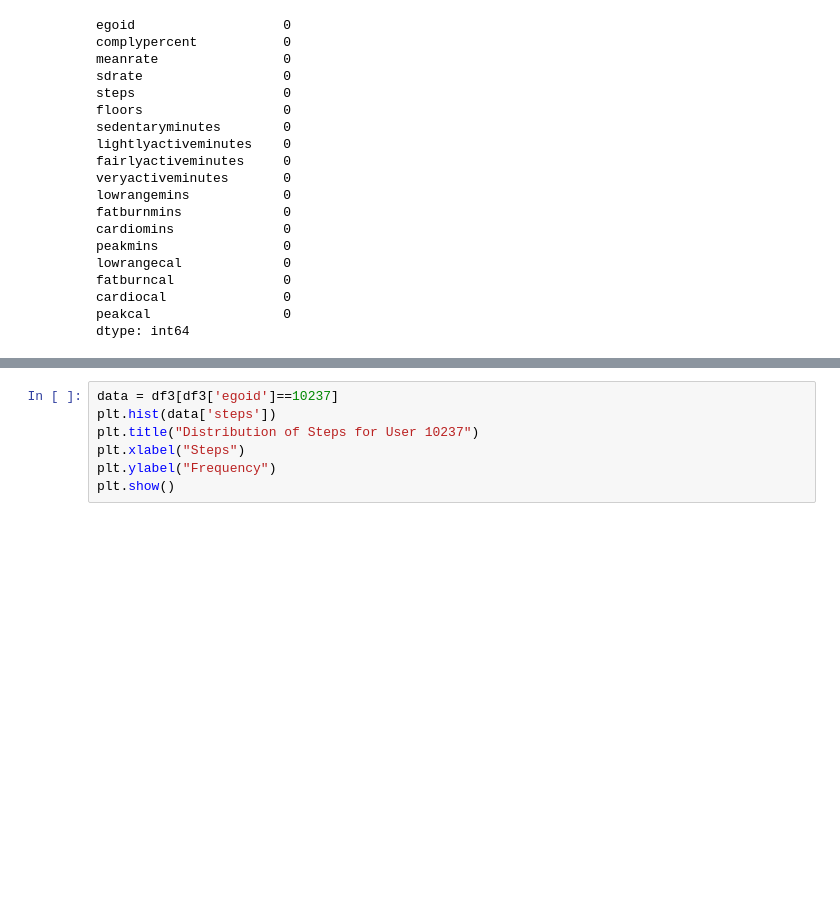
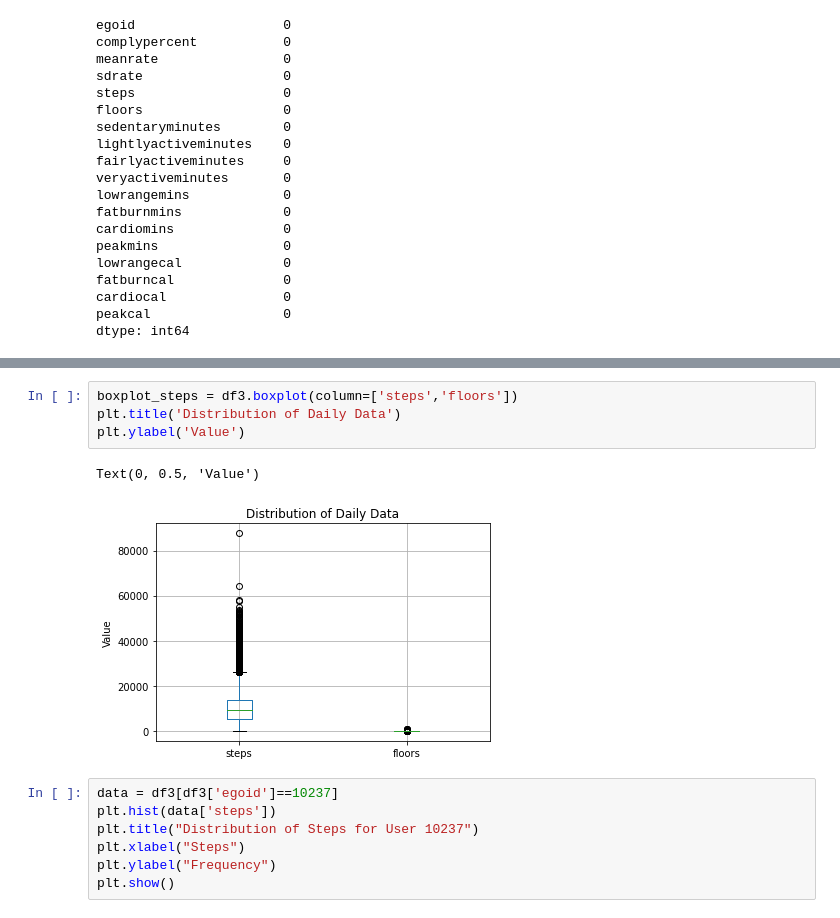
Before and after one commit to melaniaczobit/Major-Research-Project, a Jupyter notebook: MRP.ipynb, the cells around one changed output, grey strips where cells are left out. Drawn from its saved outputs; the diff is of its cells as text; blank space fills up the shorter version.

```diff
--- a/MRP.ipynb
+++ b/MRP.ipynb
@@ -271,3 +280,10 @@ sns.heatmap(corr_matrix,cmap='YlGnBu',annot=True)
+# %%
+boxplot_steps = df3.boxplot(column=['steps','floors'])
+plt.title('Distribution of Daily Data')
+plt.ylabel('Value')
+# %% [output]
+Text(0, 0.5, 'Value')
+[figure, added]
 # %%
 data = df3[df3['egoid']==10237]
 plt.hist(data['steps'])
```
Also changed, not shown: parts of 39 cells of this notebook.
